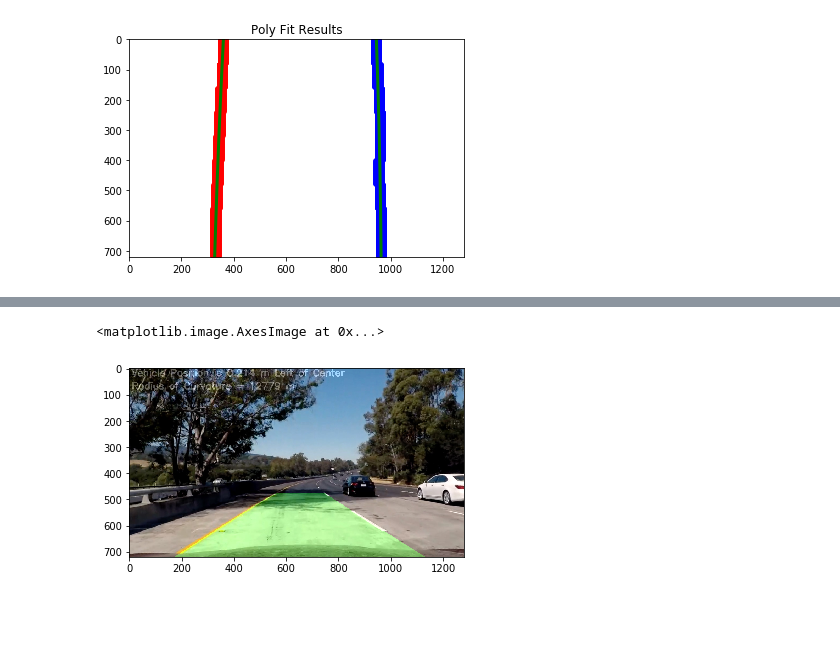
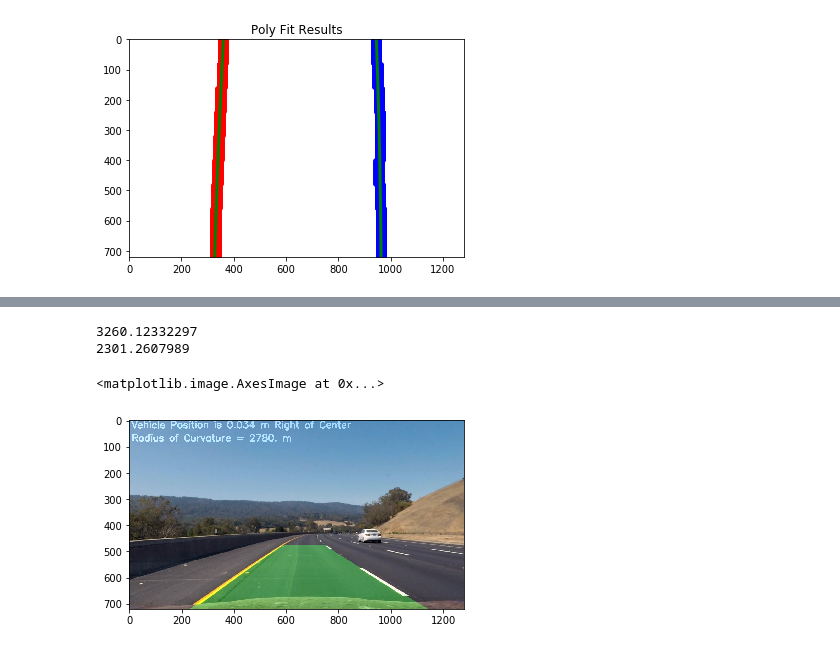
Before and after one commit to albertzheng07/Advanced_Lane_Finding, a Jupyter notebook: examples/project.ipynb, the cells around one changed output, grey strips where cells are left out. Saved outputs shown, nothing was run; the diff lists cells and outputs as text; code cells hidden in the pictures; blank space fills up the shorter version.

```diff
--- a/examples/project.ipynb
+++ b/examples/project.ipynb
@@ -513,7 +496,7 @@ def simpleLaneFinder(binary_warped, left_fit, right_fit):
     #print(nonzero.shape)
     nonzeroy = np.array(nonzero[0])
     nonzerox = np.array(nonzero[1])
-    margin = 200
+    margin = 165
     left_lane_inds = ((nonzerox > (left_fit[0]*(nonzeroy**2) + left_fit[1]*nonzeroy +
     left_fit[2] - margin)) & (nonzerox < (left_fit[0]*(nonzeroy**2) +
     left_fit[1]*nonzeroy + left_fit[2] + margin)))
@@ -527,6 +510,15 @@ def simpleLaneFinder(binary_warped, left_fit, right_fit):
     lefty = nonzeroy[left_lane_inds]
     rightx = nonzerox[right_lane_inds]
     righty = nonzeroy[right_lane_inds]
+
+    left = np.zeros((len(leftx),2))
+    right = np.zeros((len(rightx),2))
+
+    left[:,1] = leftx
+    left[:,0] = lefty
+
+    right[:,1] = rightx
+    right[:,0] = righty
 
     isLineDetected = (leftx.size > 0 and lefty.size > 0 and righty.size > 0 and rightx.size > 0)
     left_fit = []
@@ -554,7 +546,7 @@ def get3pointRadius(x1,y1,x2,y2,x3,y3):
 
     return radius
 # %%
-def calcRadiusCurv(left, left_fit, right_fit):
+def calcRadiusCurv(left, right, left_fit, right_fit):
     ym_per_pix = 30/720 # meters per pixel in y dimension
     xm_per_pix = 3.7/700 # meters per pixel in x dimension
 
@@ -608,7 +600,11 @@ def drawPolygon(warp_image, image, undist, dst, src, leftx, rightx, ploty, left_
     fontscale = 1.2
     fontColor = (255,255,255) # white
     thickness = 4
-    cv2.putText(newwarp,'Vehicle Position' + ' is ' + str(vehicle_pos*xm_per_pix)[:5] + ' m Left of Center',(10,30), font, fontscale, fontColor,thickness)
+    if vehicle_pos > 0:
+        cv2.putText(newwarp,'Vehicle Position' + ' is ' + str(vehicle_pos*xm_per_pix)[:5] + ' m Right of Center',(10,30), font, fontscale, fontColor,thickness)
+    else:
+        cv2.putText(newwarp,'Vehicle Position' + ' is ' + str(np.abs(vehicle_pos*xm_per_pix))[:5] + ' m Left of Center',(10,30), font, fontscale, fontColor,thickness)
+
     cv2.putText(newwarp,'Radius of Curvature = ' +str(avg_curv)[:5] + ' m' ,(10,80), font, fontscale,fontColor,thickness)
 
     # Combine the result with the original image
@@ -722,8 +718,7 @@ class warpData(): # Class of warp Data
             [(img_size[0] * 3 / 4), img_size[1]],
             [(img_size[0] * 3 / 4), 0]])
 # %%
-def pipeline(image): #TODO add pipeline
-    #image = cv2.imread(image)
+def pipeline(image):
     image = cv2.cvtColor(image, cv2.COLOR_RGB2BGR)
     img_size = (image.shape[1], image.shape[0])
     cameraInst = cameraData() # get camera Data
@@ -746,7 +741,7 @@ def pipeline(image): #TODO add pipeline
         #window_centroids = find_window_centroids(warp_image, window_width, window_height, margin) # find window centroids
         #output, l_points, r_points = find_left_right_points(warp_image, window_centroids, window_width, window_height) # find left right lanes
         #left_pts, right_pts, left_fitx, right_fitx, left_fit, right_fit = fitpolypixels(l_points, r_points) # get polynomial fit of lanes
-        left_pts, right_pts, left_fitx, right_fitx, ploty, left_fit, right_fit, leftLine.detected, rightLine.detected = sliding_window(warp_image)
+        left_pts, right_pts, left_fitx, right_fitx, ploty, left_fit, right_fit, leftLine.detected, rightLine.detected, out = sliding_window(warp_image)
         #leftLine.setbasepts(l_points)
         #rightLine.setbasepts(r_points)
 #     print(left_fitx.shape)
@@ -771,7 +766,8 @@ def pipeline(image): #TODO add pipeline
 
 #     rightLine.updateBestFit()
 
-    left_curverad, right_curverad = calcRadiusCurv(left_pts, left_fit, right_fit) #add radius of curvature calculation
+
+    left_curverad, right_curverad = calcRadiusCurv(left_pts, right_pts, leftLine.current_fit, rightLine.current_fit) #add radius of curvature calculation
     result = drawPolygon(warp_image, image, undist, warpInst.dst, warpInst.src, leftLine.current_fitx, rightLine.current_fitx, ploty, left_curverad, right_curverad) #add final image augmentation
     result = cv2.cvtColor(result, cv2.COLOR_BGR2RGB)
     return result
@@ -788,13 +786,14 @@ plt.imshow(result)
 # %%
 leftLine = Line()
 rightLine = Line()
-image = mpimg.imread('../test_images/test5.jpg')
-#image = cv2.imread('../test_images/test4.jpg')
+image = mpimg.imread('../test_images/test3.jpg')
 result = pipeline(image)
 plt.imshow(result)
 # %% [output]
-<matplotlib.image.AxesImage at 0x...>
+3260.12332297
+2301.2607989
+<matplotlib.image.AxesImage at 0x...>
-[figure, old version]
+[figure, new version]
 # %%
 leftLine = Line()
 rightLine = Line()
```
Also changed, not shown: parts of 5 cells of this notebook, 3 other files.
